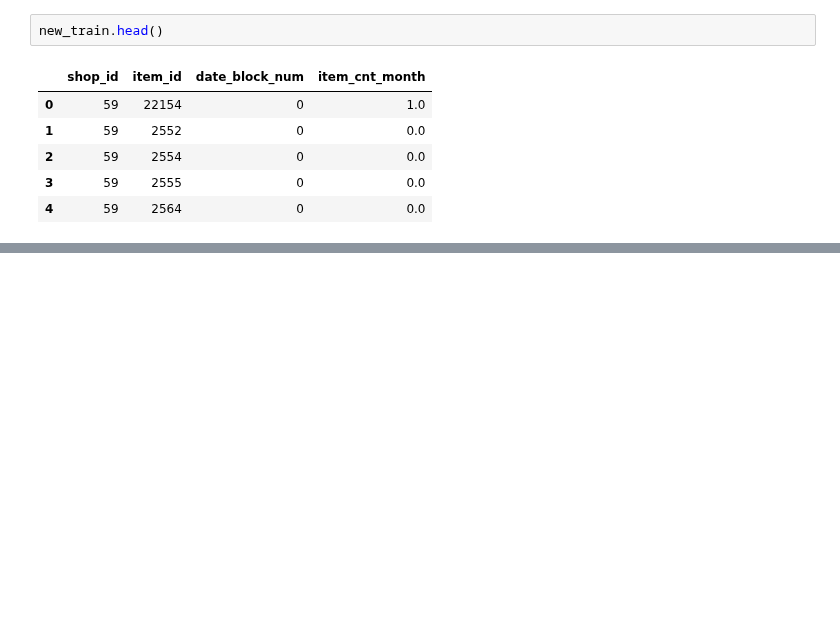
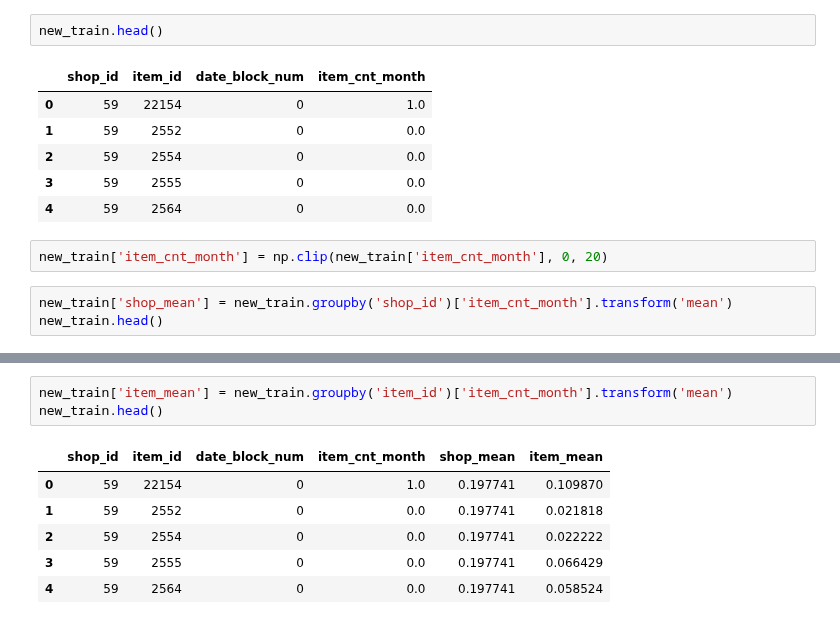
Before and after one commit to sarthakbatragatech/100-Days-of-ML, a Jupyter notebook: Time-Series-Forecasting/Predict-Future-Sales.ipynb, the cells around one changed output, grey strips where cells are left out. Drawn from its saved outputs; the diff is of its cells as text; blank space fills up the shorter version.

Commit message:
Added shop mean & item mean feature

```diff
--- a/Time-Series-Forecasting/Predict-Future-Sales.ipynb
+++ b/Time-Series-Forecasting/Predict-Future-Sales.ipynb
@@ -349,3 +357,8 @@ new_train.head()
 | 2 | 59 | 2554 | 0 | 0.0 |
 | 3 | 59 | 2555 | 0 | 0.0 |
 | 4 | 59 | 2564 | 0 | 0.0 |
+# %%
+new_train['item_cnt_month'] = np.clip(new_train['item_cnt_month'], 0, 20)
+# %%
+new_train['shop_mean'] = new_train.groupby('shop_id')['item_cnt_month'].transform('mean')
+new_train.head()
@@ -351,0 +372,10 @@ new_train.head()
+# %%
+new_train['item_mean'] = new_train.groupby('item_id')['item_cnt_month'].transform('mean')
+new_train.head()
+# %% [output]
+|  | shop_id | item_id | date_block_num | item_cnt_month | shop_mean | item_mean |
+| 0 | 59 | 22154 | 0 | 1.0 | 0.197741 | 0.109870 |
+| 1 | 59 | 2552 | 0 | 0.0 | 0.197741 | 0.021818 |
+| 2 | 59 | 2554 | 0 | 0.0 | 0.197741 | 0.022222 |
+| 3 | 59 | 2555 | 0 | 0.0 | 0.197741 | 0.066429 |
+| 4 | 59 | 2564 | 0 | 0.0 | 0.197741 | 0.058524 |
```
Also changed, not shown: parts of 2 cells of this notebook.
